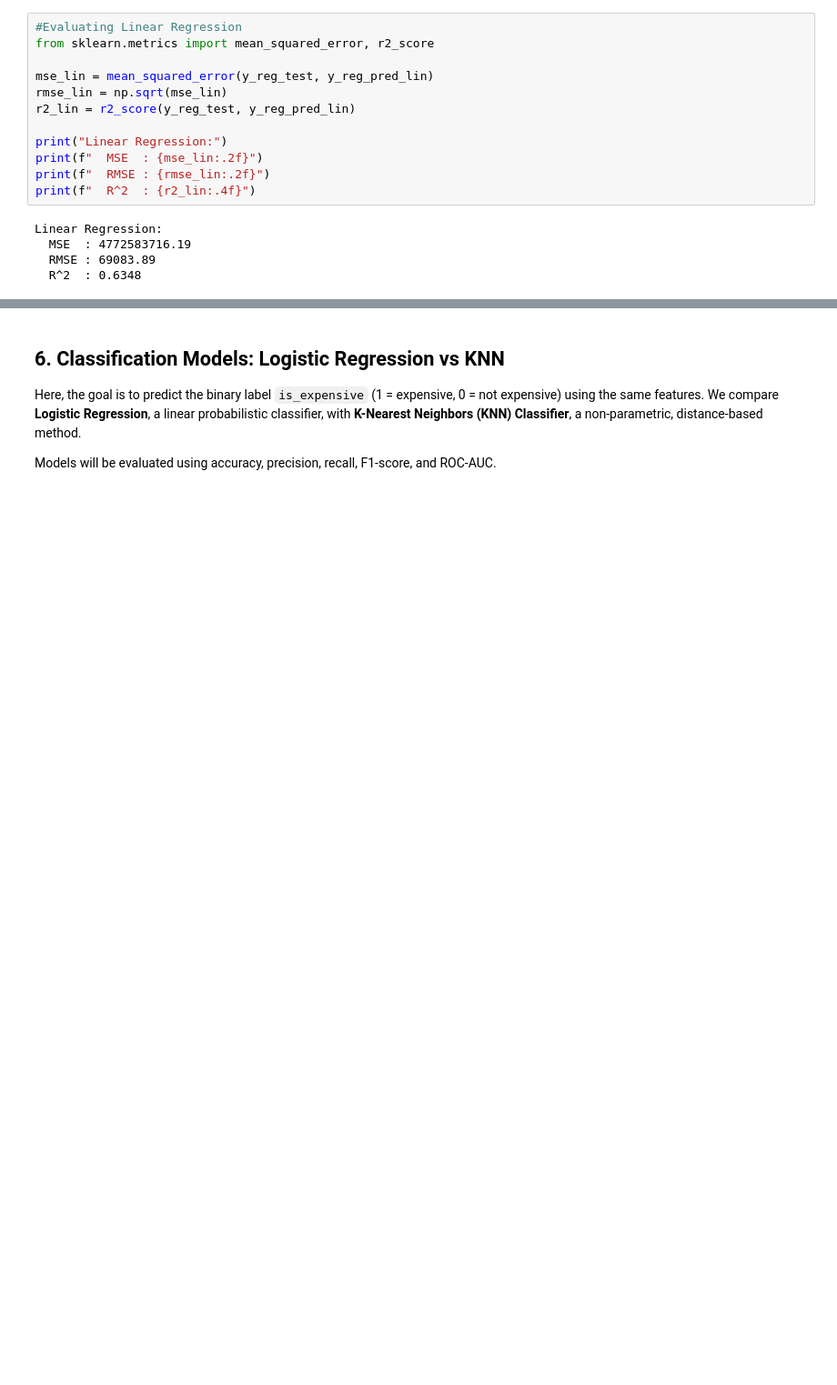
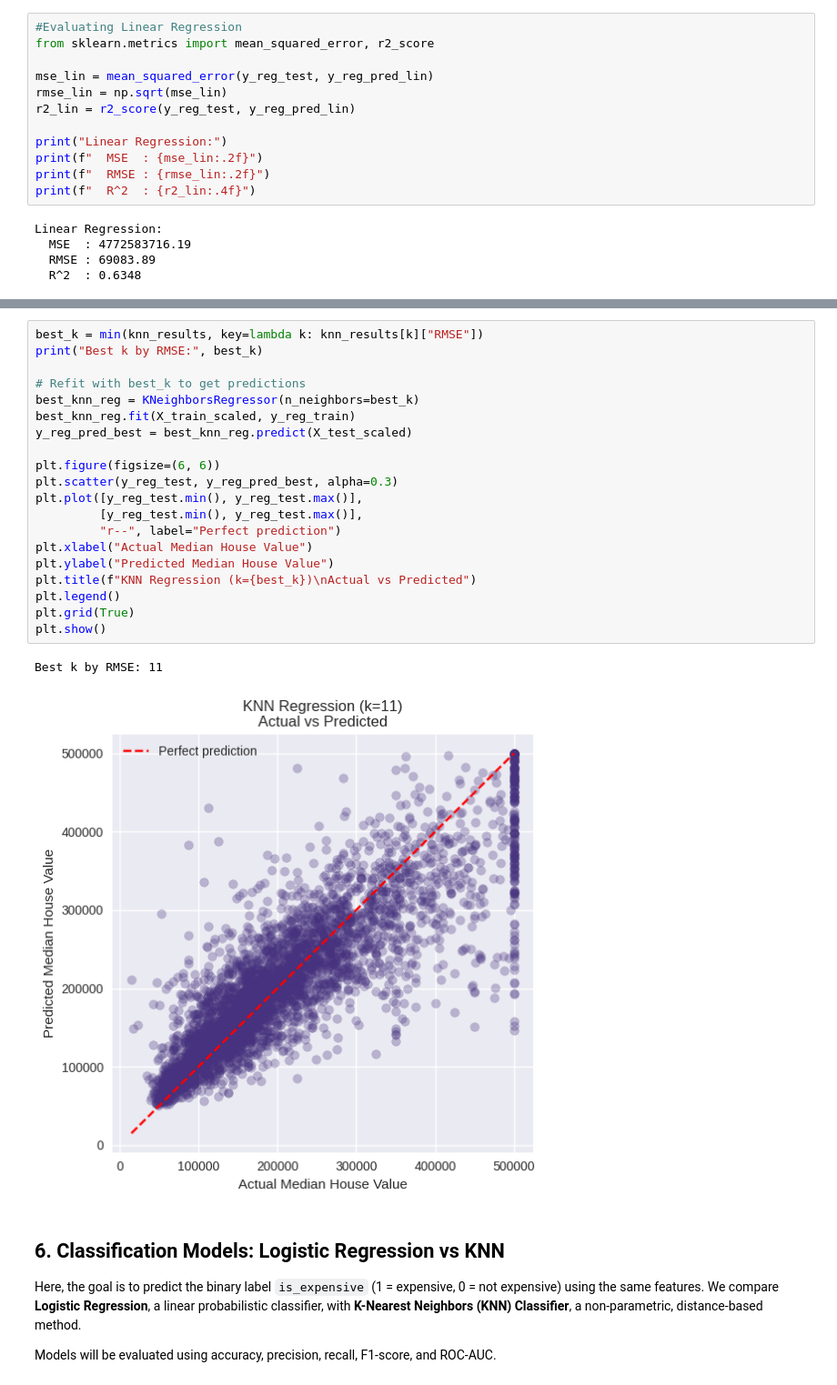
Before and after one commit to YazeedQasas/Housing_Prices_Prediction, a Jupyter notebook: Housing+Prices_Prediction.ipynb, the cells around one changed output, grey strips where cells are left out. Shown at 91% size. Drawn from its saved outputs; the diff is of its cells as text; blank space fills up the shorter version.

```diff
--- a/Housing+Prices_Prediction.ipynb
+++ b/Housing+Prices_Prediction.ipynb
@@ -286,3 +339,26 @@ knn_results
+# %%
+best_k = min(knn_results, key=lambda k: knn_results[k]["RMSE"])
+print("Best k by RMSE:", best_k)
+
+# Refit with best_k to get predictions
+best_knn_reg = KNeighborsRegressor(n_neighbors=best_k)
+best_knn_reg.fit(X_train_scaled, y_reg_train)
+y_reg_pred_best = best_knn_reg.predict(X_test_scaled)
+
+plt.figure(figsize=(6, 6))
+plt.scatter(y_reg_test, y_reg_pred_best, alpha=0.3)
+plt.plot([y_reg_test.min(), y_reg_test.max()],
+         [y_reg_test.min(), y_reg_test.max()],
+         "r--", label="Perfect prediction")
+plt.xlabel("Actual Median House Value")
+plt.ylabel("Predicted Median House Value")
+plt.title(f"KNN Regression (k={best_k})\nActual vs Predicted")
+plt.legend()
+plt.grid(True)
+plt.show()
+# %% [output]
+Best k by RMSE: 11
+[figure, added]
 # %% [markdown]
 ## 6. Classification Models: Logistic Regression vs KNN
 
```
Also changed, not shown: parts of 12 cells of this notebook.
